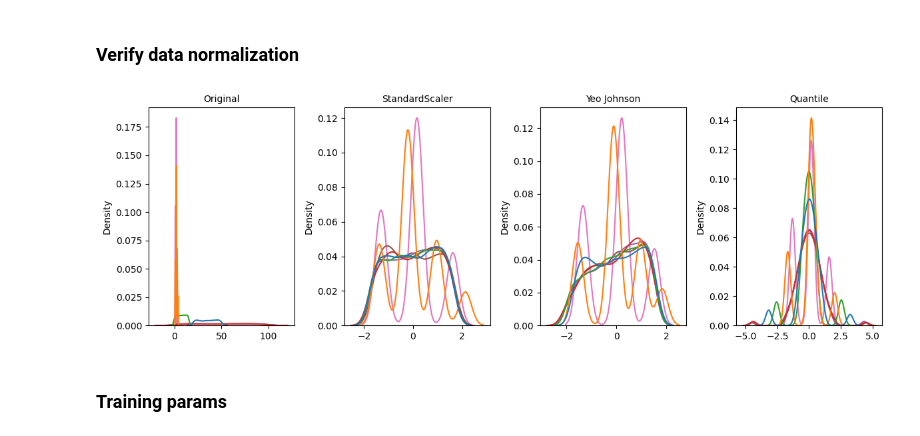
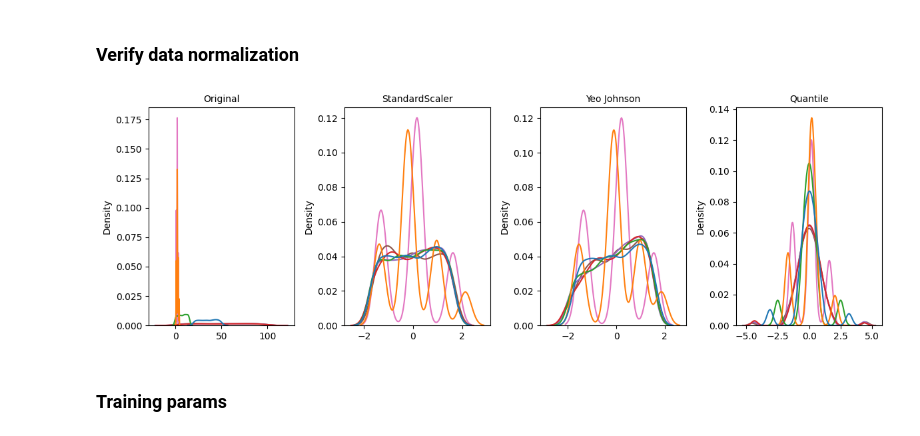
Before and after one commit to LuizTokuhara/machine-learning, a Jupyter notebook: notebooks/hiring-decision-nn-grid-search.ipynb, the cells around one changed output. Drawn from its saved outputs; the diff is of its cells as text; code cells hidden in the pictures.

```diff
--- a/notebooks/hiring-decision-nn-grid-search.ipynb
+++ b/notebooks/hiring-decision-nn-grid-search.ipynb
@@ -88,36 +88,38 @@ class_weights_dict = dict(enumerate(class_weights))
 # %%
 # Graph centered in 0 is better - less bias
 # On our case, quantile transform is better
 
 qTransformer = QuantileTransformer(output_distribution='normal')
 pTransformer = PowerTransformer(method='yeo-johnson')
 
-yeo_johnson = pTransformer.fit_transform(X)
+yeo_johnson = pTransformer.fit_transform(X_train)
 yeo_johnson = scaler.fit_transform(yeo_johnson)
 
-quantile = qTransformer.fit_transform(X)
+quantile = qTransformer.fit_transform(X_train)
 quantile = scaler.fit_transform(quantile)
 
+standard = scaler.fit_transform(X_train)
+
 fig, axis = plt.subplots(1, 4, figsize=(12, 4))
-sb.kdeplot(X, ax=axis[0], legend=False,)
+sb.kdeplot(X_train, ax=axis[0], legend=False,)
 axis[0].set_title('Original', size=10)
 
-sb.kdeplot(X_train_scaled, ax=axis[1], legend=False,)
+sb.kdeplot(standard, ax=axis[1], legend=False,)
 axis[1].set_title('StandardScaler', size=10)
 
 sb.kdeplot(yeo_johnson, ax=axis[2], legend=False)
 axis[2].set_title('Yeo Johnson', size=10)
 
 sb.kdeplot(quantile, ax=axis[3], legend=False)
 axis[3].set_title('Quantile', size=10)
 
 # Transform dataset again
 X_train_scaled = qTransformer.fit_transform(X_train)
 X_test_scaled = qTransformer.transform(X_test)
 
 fig.tight_layout()
 # %% [output]
-[figure, old version]
+[figure, new version]
 # %% [markdown]
 ### Training params
 # %%
```
Also changed, not shown: parts of 5 cells of this notebook.
